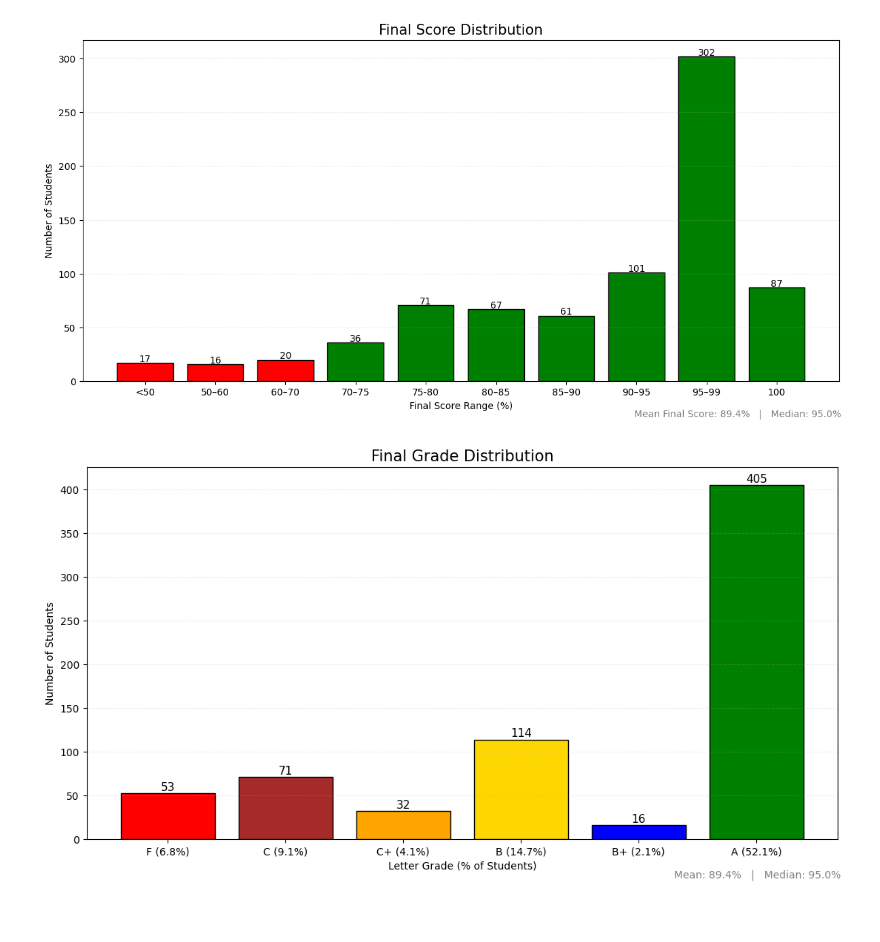
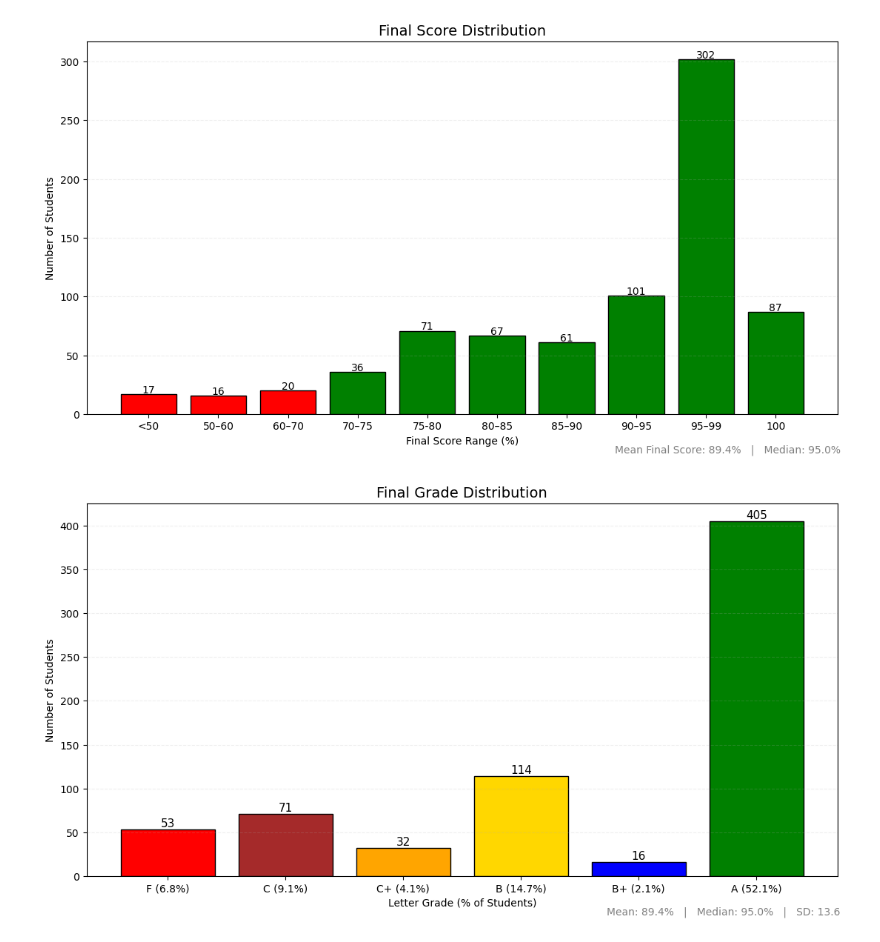
Before and after one commit to akioazevedo/student_analysis, a Jupyter notebook: Analysis.ipynb, the cells around one changed output. Saved outputs shown, nothing was run; the diff lists cells and outputs as text; code cells hidden in the pictures; blank space fills up the shorter version.

```diff
--- a/Analysis.ipynb
+++ b/Analysis.ipynb
@@ -4,3 +5,5 @@ import matplotlib.pyplot as plt
 # %%
-df = pd.read_csv("~/Desktop/grades.csv")
+df = pd.read_csv("grades.csv")
+df = df.drop(columns=['Student ID'], errors='ignore')
 df.head(10)
+df.to_csv("grades.csv", index=False)
@@ -37,12 +27,11 @@ df = df.dropna(subset=['Final Score'])
 # Convert Final Score to float
 df['Final Score'] = df['Final Score'].astype(float)
 # %%
-import matplotlib.pyplot as plt
-import pandas as pd
-import numpy as np
-
 # Ensure 'Final Score' is numeric
 final_scores = pd.to_numeric(df['Final Score'], errors='coerce')
+
+# std
+std_score = df['Final Score'].std()
 
 # Define custom bins, isolating 100%
 bins = [0, 50, 60, 70, 75, 80, 85, 90, 95, 99.99, 100]
@@ -56,41 +45,37 @@ bin_counts = score_bins.value_counts().sort_index()
 failing_bins = ['<50', '50–60', '60–70']
 bar_colors = ['red' if label in failing_bins else 'green' for label in labels]
 
 # Plot histogram
-plt.figure(figsize=(12, 6))
+plt.figure(figsize=(11, 6))
 bars = plt.bar(bin_counts.index, bin_counts.values, color=bar_colors, edgecolor='black')
 
 # Add bar value labels
 for bar in bars:
     height = bar.get_height()
     if height > 0:
         plt.text(bar.get_x() + bar.get_width() / 2, height + 1, str(int(height)),
                  ha='center', fontsize=10)
 
 # Calculate mean and median
 mean_score = final_scores.mean()
 median_score = final_scores.median()
 
 # Add summary text at bottom right
 plt.figtext(0.99, 0.01, f"Mean Final Score: {mean_score:.1f}%   |   Median: {median_score:.1f}%",
             horizontalalignment='right', fontsize=10, color='gray')
 
 # Chart formatting
-plt.title('Final Score Distribution', fontsize=15)
+plt.title('Final Score Distribution', fontsize=14)
 plt.xlabel('Final Score Range (%)')
 plt.ylabel('Number of Students')
 plt.xticks(rotation=0)
 plt.grid(axis='y', linestyle='--', alpha=0.2)
 plt.tight_layout()
 plt.savefig("plots/Performance.png")
 plt.show()
 # %% [output]
-[figure, old version]
+[figure, new version]
 # %%
-import matplotlib.pyplot as plt
-import pandas as pd
-import numpy as np
-
 # Ensure final scores are numeric
 final_scores = pd.to_numeric(df['Final Score'], errors='coerce')
 
@@ -132,11 +117,16 @@ for bar in bars:
 # Stats
 mean_score = final_scores.mean()
 median_score = final_scores.median()
-plt.figtext(0.99, 0.01, f"Mean: {mean_score:.1f}%   |   Median: {median_score:.1f}%",
-            horizontalalignment='right', fontsize=10, color='gray')
+plt.figtext(
+    0.99, 0.01,
+    f"Mean: {mean_score:.1f}%   |   Median: {median_score:.1f}%   |   SD: {std_score:.1f}",
+    horizontalalignment='right',
+    fontsize=10,
+    color='gray'
+)
 
 # Labels & Styling
-plt.title('Final Grade Distribution', fontsize=15)
+plt.title('Final Grade Distribution', fontsize=14)
 plt.xlabel('Letter Grade (% of Students)')
 plt.ylabel('Number of Students')
 plt.grid(axis='y', linestyle='--', alpha=0.2)
@@ -144,4 +134,4 @@ plt.tight_layout()
 plt.savefig("plots/Student Performance Bins.png")
 plt.show()
 # %% [output]
-[figure, old version]
+[figure, new version]
```
Also changed, not shown: parts of 6 cells of this notebook, 6 other files.
